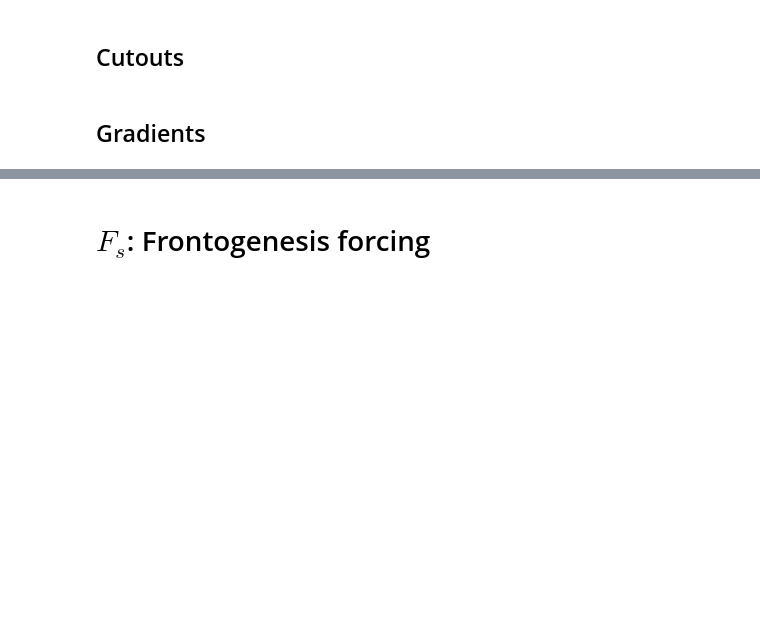
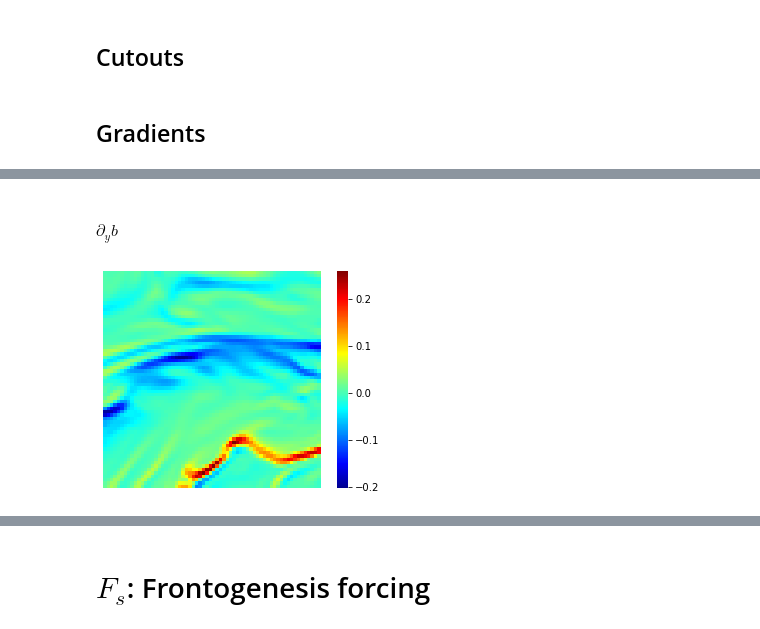
Before and after one commit to AI-for-Ocean-Science/ulmo, a Jupyter notebook: docs/nb/LLC/LLC_Frontogenesis.ipynb, the cells around one changed output, grey strips where cells are left out. Saved outputs shown, nothing was run; the diff lists cells and outputs as text; code cells hidden in the pictures; blank space fills up the shorter version.

```diff
--- a/docs/nb/LLC/LLC_Frontogenesis.ipynb
+++ b/docs/nb/LLC/LLC_Frontogenesis.ipynb
@@ -130,7 +130,7 @@ dbdx = np.gradient(rho_cutout/ref_rho, axis=1)
 # %% [markdown]
 ## $\partial_y b$
 # %%
-dbdy = np.gradient(rho_cutout/ref_rho, axis=0)
+dbdy = -1*np.gradient(rho_cutout/ref_rho, axis=0)
 # %% [markdown]
 # Current gradients
 # %% [markdown]
@@ -150,0 +159,6 @@ dVdy = np.gradient(V_cutout, axis=0)
+# %% [markdown]
+#### $\partial_y b$
+# %%
+_ = plotting.show_image(dbdy, set_aspect='equal')
+# %% [output]
+[figure, added]
```
Also changed, not shown: parts of 7 cells of this notebook, 4 other files.
